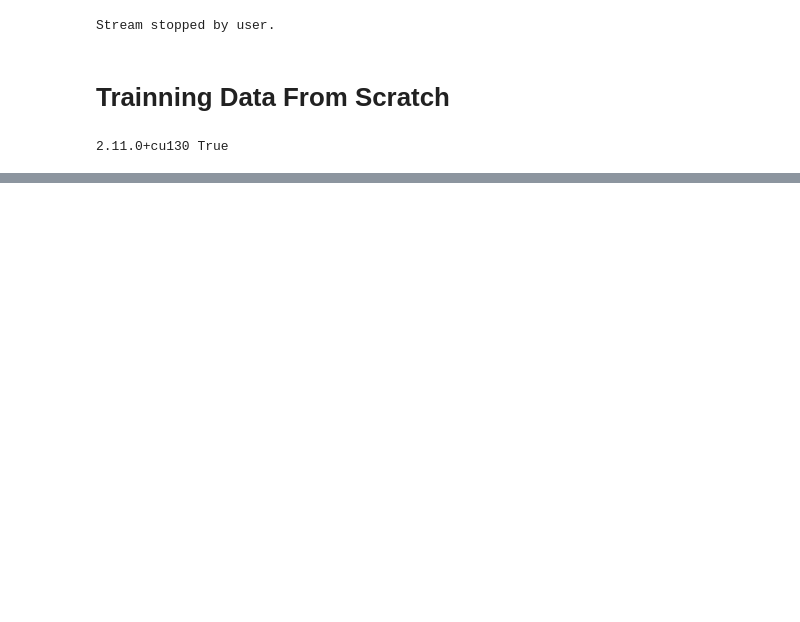
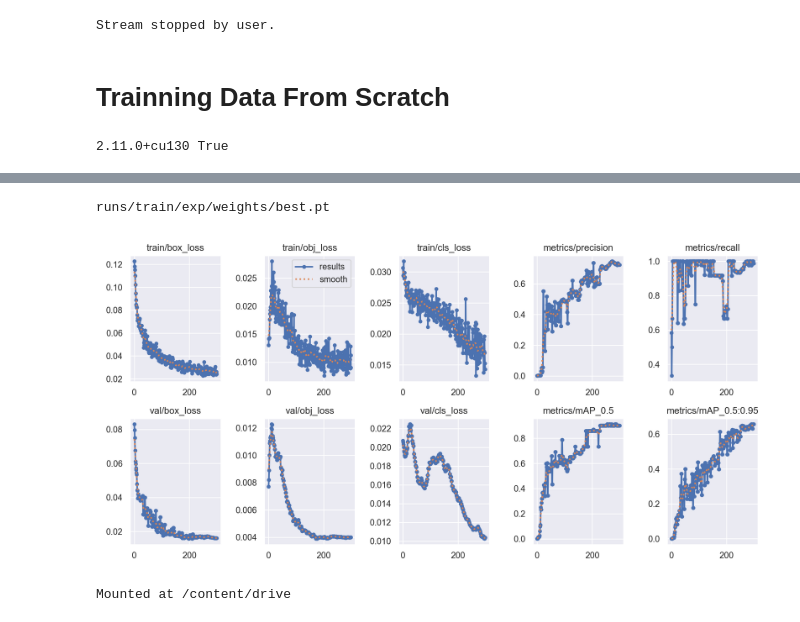
Before and after one commit to Bishesh-P/Drowsiness-Detection-Using-YOLO, a Jupyter notebook: Drowsiness_Detection.ipynb, the cells around one changed output, grey strips where cells are left out. Drawn from its saved outputs; the diff is of its cells as text; code cells hidden in the pictures; blank space fills up the shorter version.

```diff
--- a/Drowsiness_Detection.ipynb
+++ b/Drowsiness_Detection.ipynb
@@ -255,0 +390,17 @@ eval_js('stopCam()')
+# %%
+from IPython.display import Image, display
+from google.colab import drive
+
+# find the most recent training run (if multiple runs then)
+latest = sorted(glob.glob('runs/train/exp*'), key=os.path.getmtime)[-1]
+weights = f'{latest}/weights/best.pt'
+print(weights)
+
+display(Image(f'{latest}/results.png'))   # loss and mAP curves
+
+drive.mount('/content/drive')
+!cp -r {latest}/weights /content/drive/MyDrive/drowsiness_weights
+# %% [output]
+runs/train/exp/weights/best.pt
+[figure, added]
+Mounted at /content/drive
```
Also changed, not shown: parts of 13 cells of this notebook.
